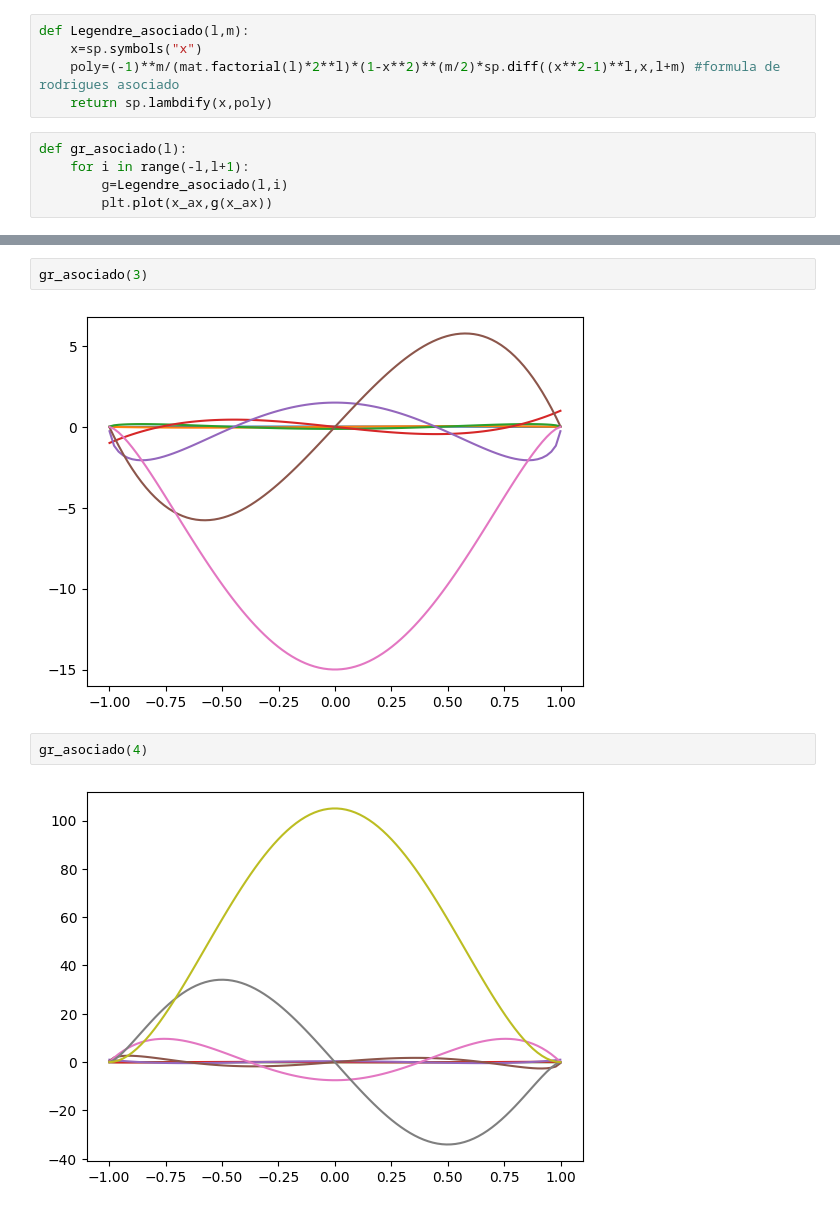
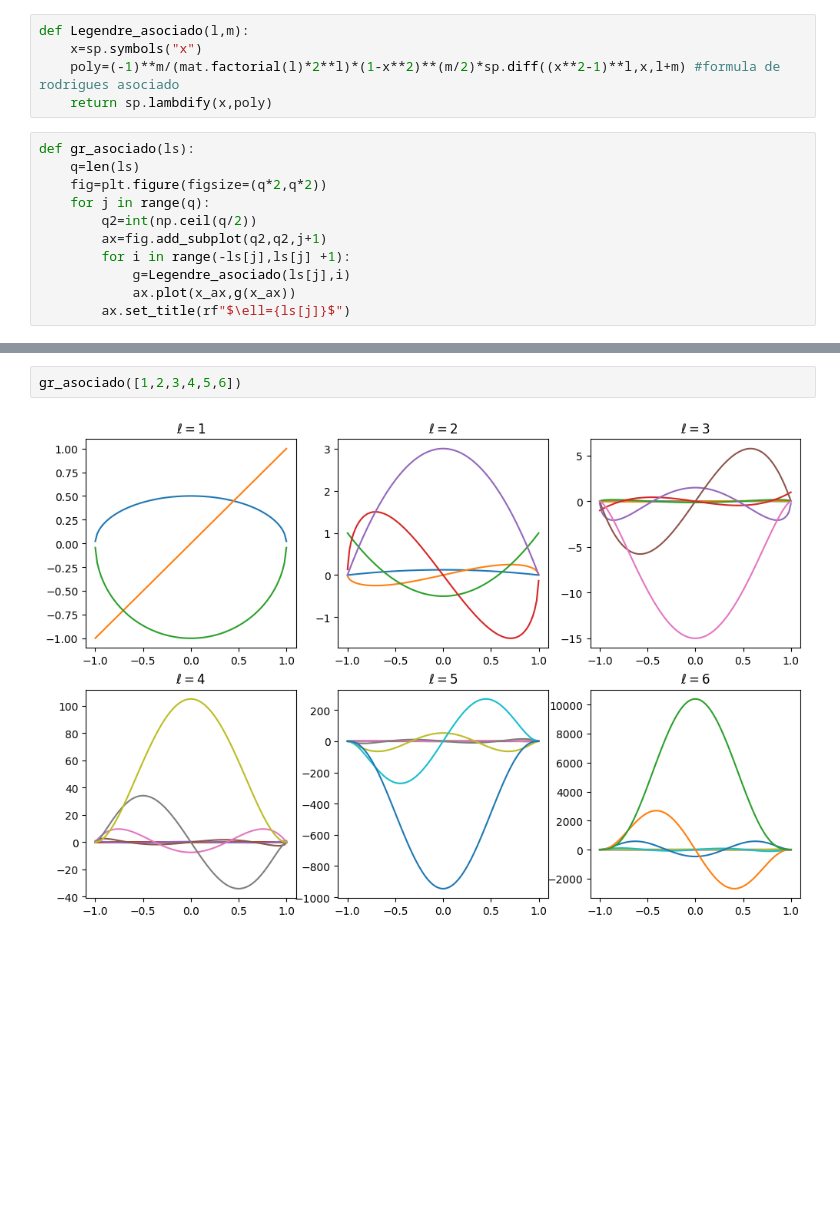
Before and after one commit to DanielBarrreto/Hydrogen-atom, a Jupyter notebook: H_A.ipynb, the cells around one changed output, grey strips where cells are left out. Cells and saved outputs as stored; diff of their text form; blank space fills up the shorter version.

```diff
--- a/H_A.ipynb
+++ b/H_A.ipynb
@@ -24,7 +24,13 @@ def Legendre_asociado(l,m):
     poly=(-1)**m/(mat.factorial(l)*2**l)*(1-x**2)**(m/2)*sp.diff((x**2-1)**l,x,l+m) #formula de rodrigues asociado
     return sp.lambdify(x,poly)
 # %%
-def gr_asociado(l):
-    for i in range(-l,l+1):
-        g=Legendre_asociado(l,i)
-        plt.plot(x_ax,g(x_ax))
+def gr_asociado(ls):
+    q=len(ls)
+    fig=plt.figure(figsize=(q*2,q*2))
+    for j in range(q):
+        q2=int(np.ceil(q/2))
+        ax=fig.add_subplot(q2,q2,j+1)
+        for i in range(-ls[j],ls[j] +1):
+            g=Legendre_asociado(ls[j],i)
+            ax.plot(x_ax,g(x_ax))
+        ax.set_title(rf"$\ell={ls[j]}$")
@@ -39,8 +37,4 @@ gr_asociado(2)
-# %%
-gr_asociado(3)
-# %% [output]
-[figure, removed]
-# %%
-gr_asociado(4)
-# %% [output]
-[figure, removed]
+# %%
+gr_asociado([1,2,3,4,5,6])
+# %% [output]
+[figure, added]
```
Also changed, not shown: parts of 2 cells of this notebook.
